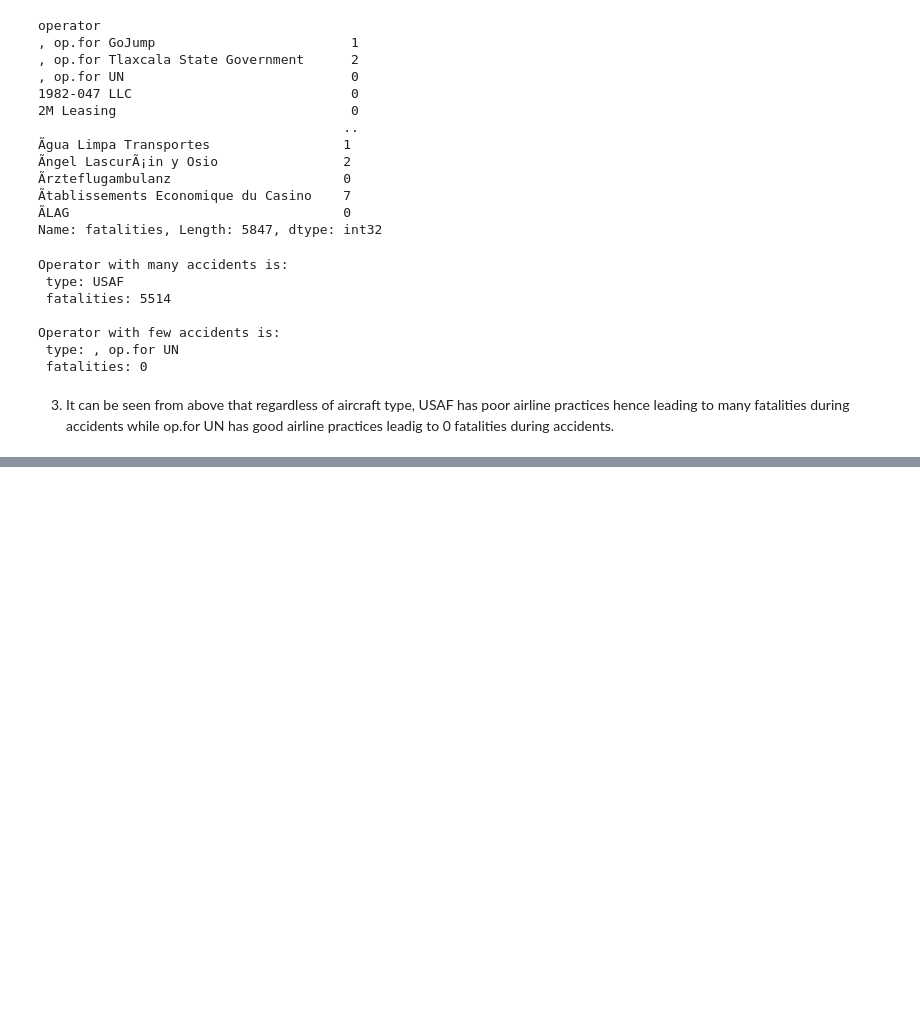
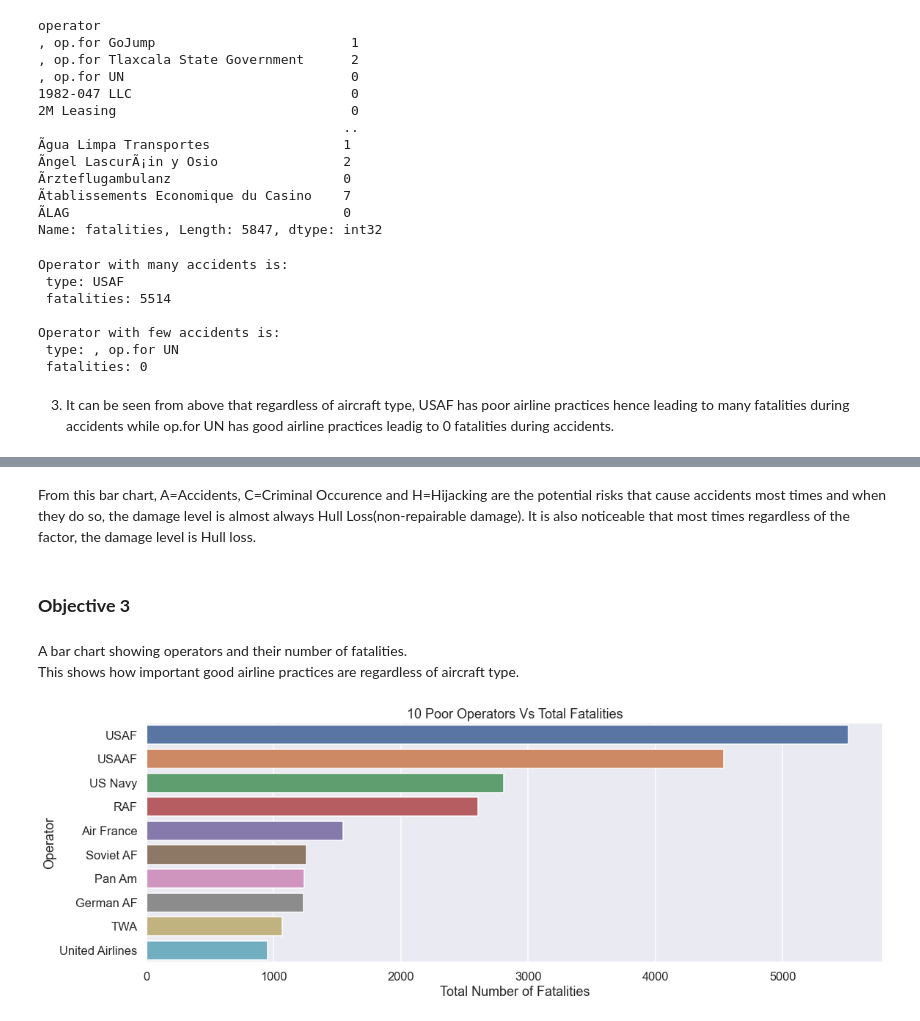
Before and after one commit to Christine-Muhoro/Phase-1-Project, a Jupyter notebook: index.ipynb, the cells around one changed output, grey strips where cells are left out. Drawn from its saved outputs; the diff is of its cells as text; code cells hidden in the pictures; blank space fills up the shorter version.

```diff
--- a/index.ipynb
+++ b/index.ipynb
@@ -658,0 +714,18 @@ Operator with few accidents is:
+# %% [markdown]
+From this bar chart, A=Accidents, C=Criminal Occurence and H=Hijacking are the potential risks that cause accidents most times and when they do so, the damage level is almost always Hull Loss(non-repairable damage). It is also noticeable that most times regardless of the factor, the damage level is Hull loss.
+# %% [markdown]
+### **Objective 3**
+# %% [markdown]
+A bar chart showing operators and their number of fatalities.
+This shows how important good airline practices are regardless of aircraft type.
+# %%
+# grouping operator and using fatalitiies sums as the values and getting the top 10 i.e 10 largest values
+poor_operators = df.groupby('operator')['fatalities'].sum().nlargest(10)
+
+# plotting the values against the operators
+sns.barplot(x=poor_operators.values, y=poor_operators.index)
+plt.title("10 Poor Operators Vs Total Fatalities")
+plt.xlabel("Total Number of Fatalities")
+plt.ylabel("Operator");
+# %% [output]
+[figure, added]
```
Also changed, not shown: parts of 21 cells of this notebook, 1 other file.
